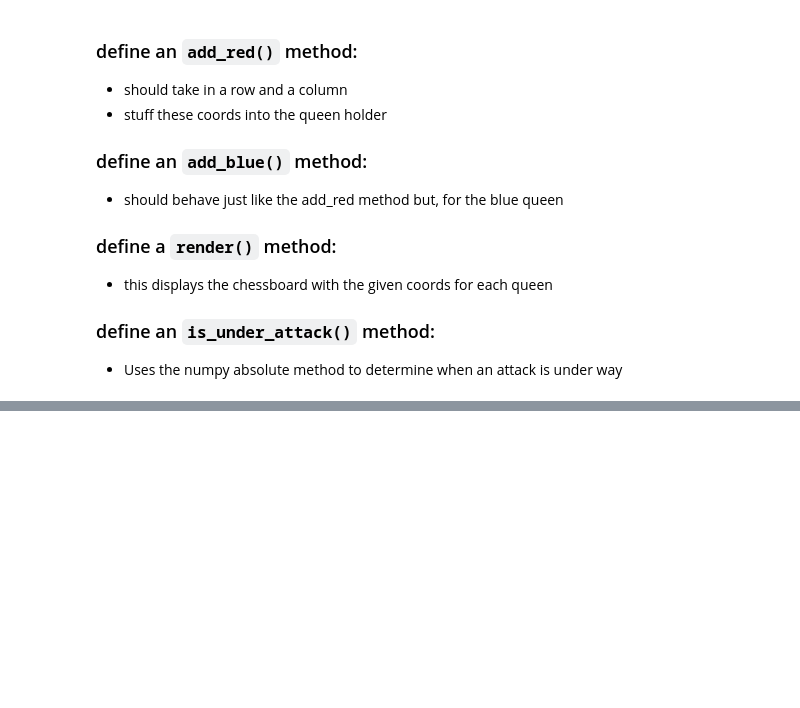
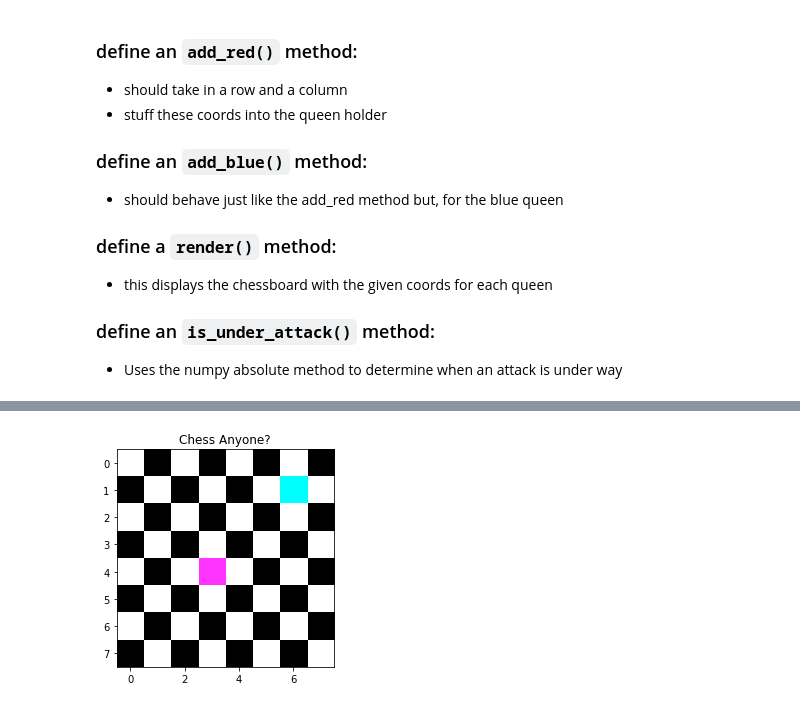
Before and after one commit to Rachel-Freeland/ChessBoard, a Jupyter notebook: chess-board.ipynb, the cells around one changed output, grey strips where cells are left out. Saved outputs shown, nothing was run; the diff lists cells and outputs as text; code cells hidden in the pictures; blank space fills up the shorter version.

```diff
--- a/chess-board.ipynb
+++ b/chess-board.ipynb
@@ -123,0 +130,9 @@ assert board.is_under_attack() == True
+# %%
+board = ChessBoard()
+board.add_red(4, 3)
+board.add_blue(1, 6)
+board.render()
+
+assert board.is_under_attack() == True
+# %% [output]
+[figure, added]
```
Also changed, not shown: parts of 8 cells of this notebook.
